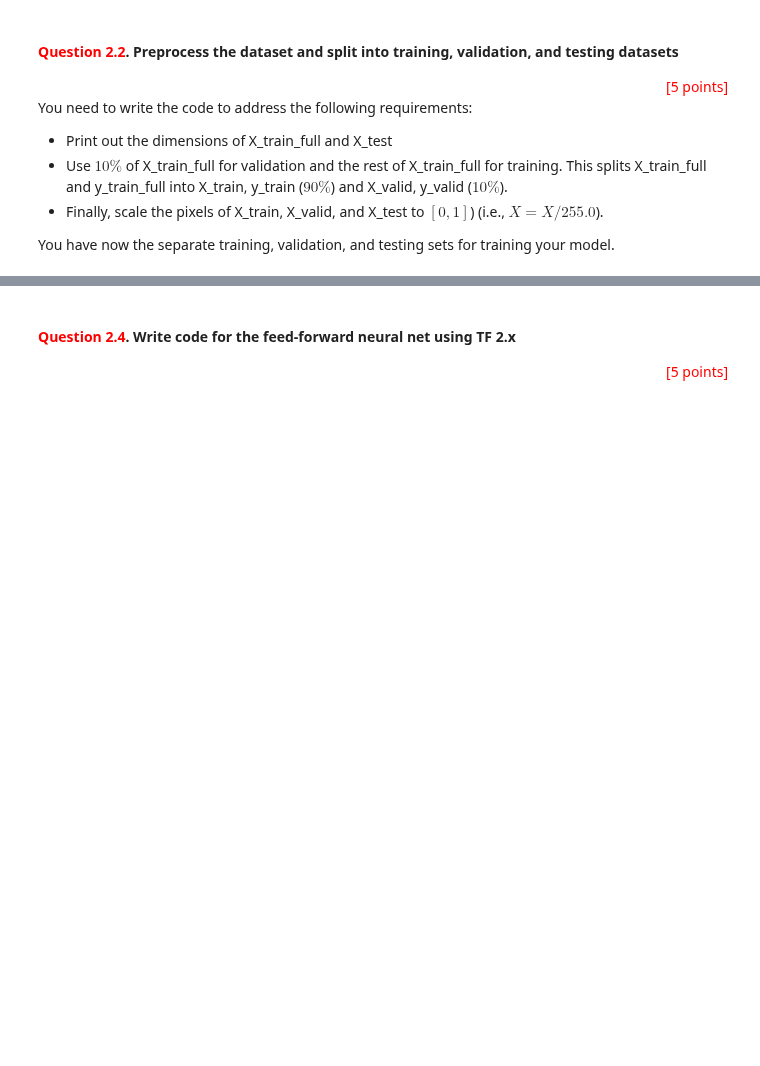
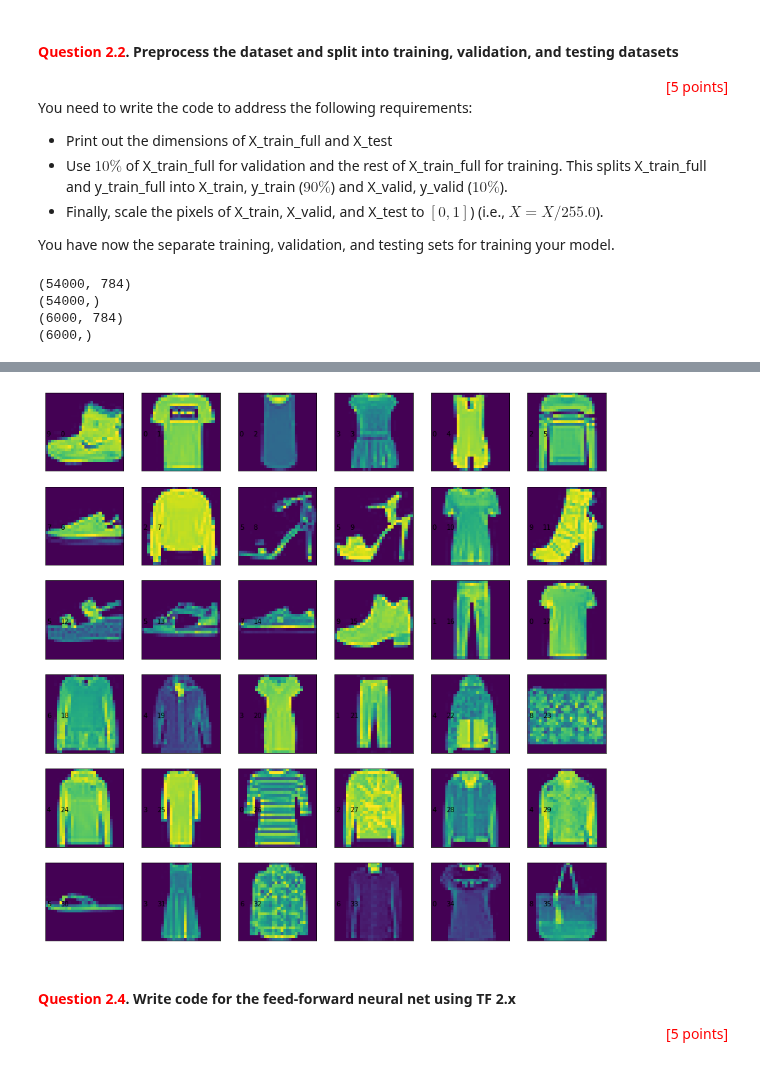
Before and after one commit to multipletwigs/FIT3181-Deep-Learning, a Jupyter notebook: FIT3181_Assignment_1/FIT3181_Assignment1-2022.ipynb, the cells around one changed output, grey strips where cells are left out. Drawn from its saved outputs; the diff is of its cells as text; code cells hidden in the pictures; blank space fills up the shorter version.

```diff
--- a/FIT3181_Assignment_1/FIT3181_Assignment1-2022.ipynb
+++ b/FIT3181_Assignment_1/FIT3181_Assignment1-2022.ipynb
@@ -229,13 +269,14 @@ tf.random.set_seed(1234)
 We first use keras datasets in TF 2.x to load Fashion MNIST dataset.
 # %%
 fashion_mnist = keras.datasets.fashion_mnist
-(X_train_full_img, y_train_full), (X_test_img, y_test) = #Insert your code here
+(X_train_full_img, y_train_full), (X_test_img, y_test) = fashion_mnist.load_data()
 # %% [markdown]
 The shape of X_train_full_img is $(60000, 28, 28 )$ and that of X_test_img is $(10000, 28, 28)$. We next convert them to matrices of vectors and store in X_train_full and X_test.
 # %%
 num_train = X_train_full_img.shape[0]
 num_test = X_test_img.shape[0]
-X_train_full =  #Insert your code here
-X_test =    #Insert your code here
+X_train_full = X_train_full_img.reshape(num_train, -1)
+X_test = X_test_img.reshape(num_test, -1)
+
 print(X_train_full.shape, y_train_full.shape)
 print(X_test.shape, y_test.shape)
@@ -254,9 +302,14 @@ You have now the separate training, validation, and testing sets for training yo
 import math
 N = X_train_full.shape[0]
 i = math.floor(0.9*N)
-X_train, y_train = #Insert your code here
-X_valid, y_valid = #Insert your code here
-X_train, X_valid, X_test = #Insert your code here
+X_train, y_train = X_train_full[:i], y_train_full[:i]
+X_valid, y_valid = X_train_full[i:], y_train_full[i:]
+X_train, X_valid, X_test = X_train / 255.0, X_valid / 255.0, X_test / 255.0
+# %% [output]
+(54000, 784)
+(54000,)
+(6000, 784)
+(6000,)
 # %% [markdown]
 ####  <span style="color:red">**Question 2.3**</span>. Visualize some images in the training set with labels
 
@@ -274,3 +325,17 @@ import matplotlib.pyplot as plt
+# %%
+# YOU ARE REQUIRED TO INSERT YOUR CODES IN THIS CELL
+def display_image(images, label, num2display):
+    fig = plt.figure(figsize=(15,15))
+    for i in range(num2display):
+        p = fig.add_subplot(6,6,i+1,xticks=[],yticks=[])
+        p.imshow(images[i])
+
+        p.text(0, 15, str(label[i]))
+        p.text(5, 15, str(i))
+
+display_image(X_train_full_img, y_train_full, 36)
+# %% [output]
+[figure, added]
 # %% [markdown]
 ####  <span style="color:red">**Question 2.4**</span>. Write code for the feed-forward neural net using TF 2.x
 
```
Also changed, not shown: parts of 8 cells of this notebook, 1 other file.
